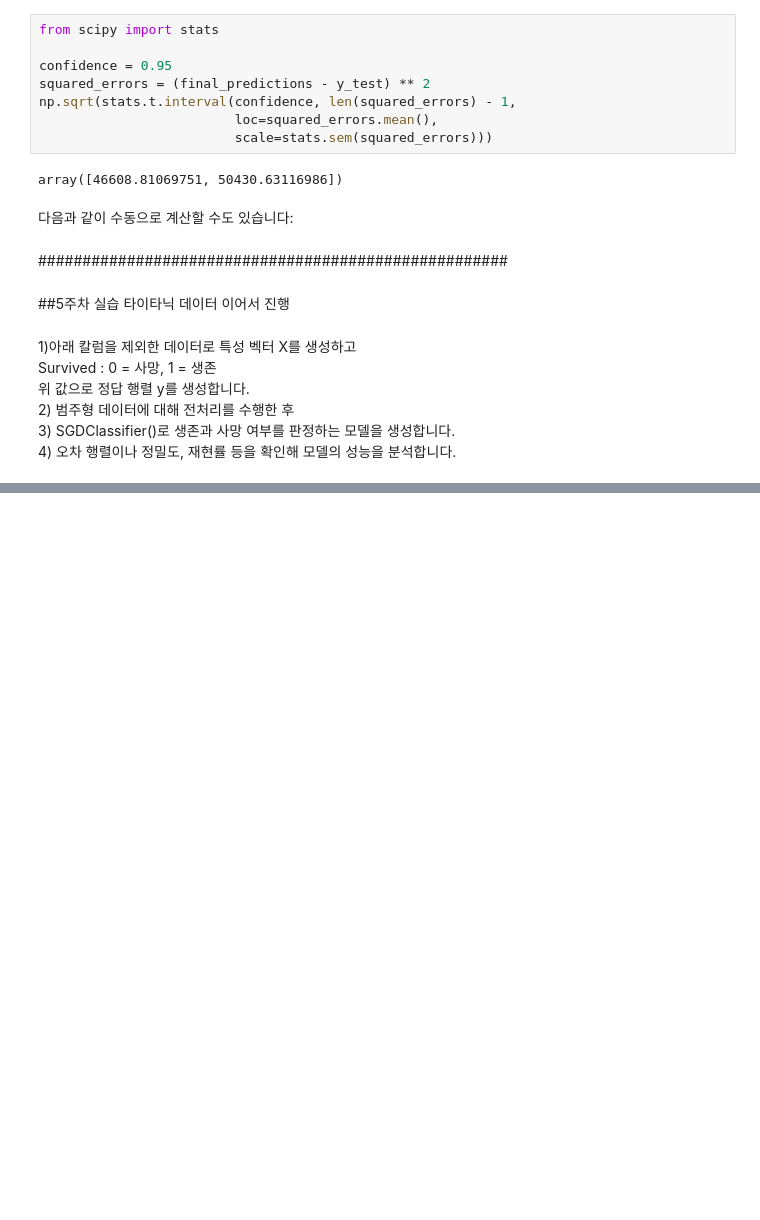
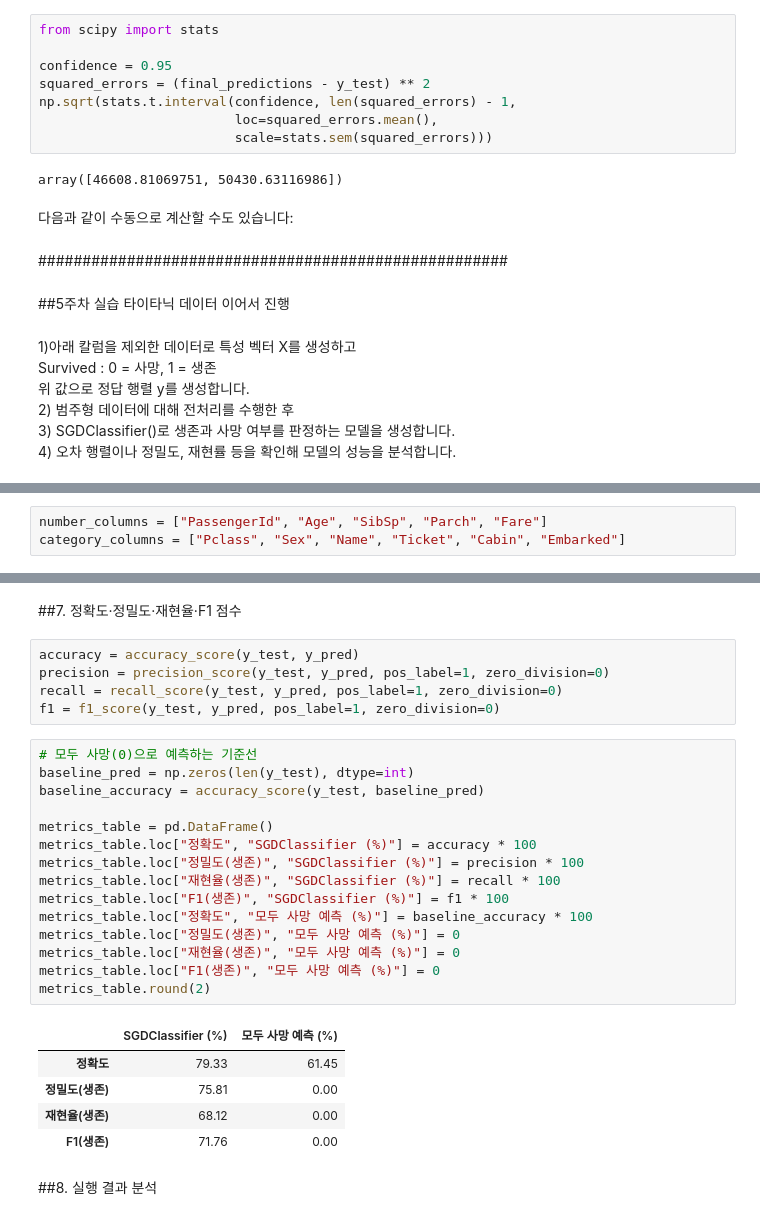
Before and after one commit to ssukk99/handson-ml2, a Jupyter notebook: 02_end_to_end_machine_learning_project.ipynb, the cells around one changed output, grey strips where cells are left out. Saved outputs shown, nothing was run; the diff lists cells and outputs as text; blank space fills up the shorter version.

```diff
--- a/02_end_to_end_machine_learning_project.ipynb
+++ b/02_end_to_end_machine_learning_project.ipynb
@@ -1701,0 +1759,3 @@ Survived : 0 = 사망, 1 = 생존
+# %%
+number_columns = ["PassengerId", "Age", "SibSp", "Parch", "Fare"]
+category_columns = ["Pclass", "Sex", "Name", "Ticket", "Cabin", "Embarked"]
@@ -1701,0 +1874,30 @@ Survived : 0 = 사망, 1 = 생존
+# %% [markdown]
+##7. 정확도·정밀도·재현율·F1 점수
+# %%
+accuracy = accuracy_score(y_test, y_pred)
+precision = precision_score(y_test, y_pred, pos_label=1, zero_division=0)
+recall = recall_score(y_test, y_pred, pos_label=1, zero_division=0)
+f1 = f1_score(y_test, y_pred, pos_label=1, zero_division=0)
+# %%
+# 모두 사망(0)으로 예측하는 기준선
+baseline_pred = np.zeros(len(y_test), dtype=int)
+baseline_accuracy = accuracy_score(y_test, baseline_pred)
+
+metrics_table = pd.DataFrame()
+metrics_table.loc["정확도", "SGDClassifier (%)"] = accuracy * 100
+metrics_table.loc["정밀도(생존)", "SGDClassifier (%)"] = precision * 100
+metrics_table.loc["재현율(생존)", "SGDClassifier (%)"] = recall * 100
+metrics_table.loc["F1(생존)", "SGDClassifier (%)"] = f1 * 100
+metrics_table.loc["정확도", "모두 사망 예측 (%)"] = baseline_accuracy * 100
+metrics_table.loc["정밀도(생존)", "모두 사망 예측 (%)"] = 0
+metrics_table.loc["재현율(생존)", "모두 사망 예측 (%)"] = 0
+metrics_table.loc["F1(생존)", "모두 사망 예측 (%)"] = 0
+metrics_table.round(2)
+# %% [output]
+|  | SGDClassifier (%) | 모두 사망 예측 (%) |
+| 정확도 | 79.33 | 61.45 |
+| 정밀도(생존) | 75.81 | 0.00 |
+| 재현율(생존) | 68.12 | 0.00 |
+| F1(생존) | 71.76 | 0.00 |
+# %% [markdown]
+##8. 실행 결과 분석
```
Also changed, not shown: parts of 17 cells of this notebook.
